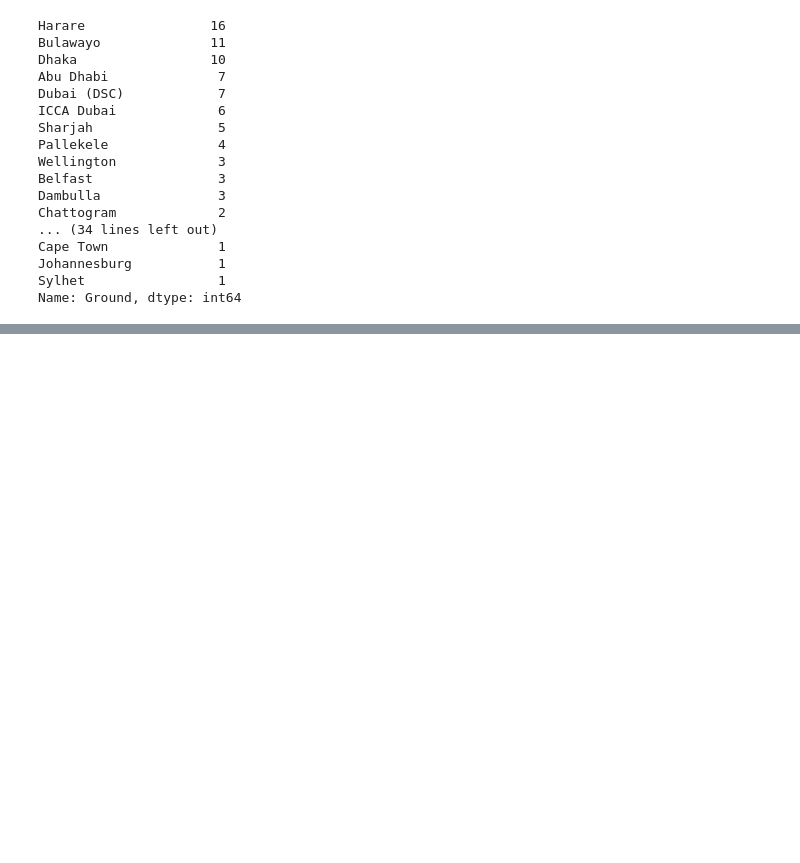
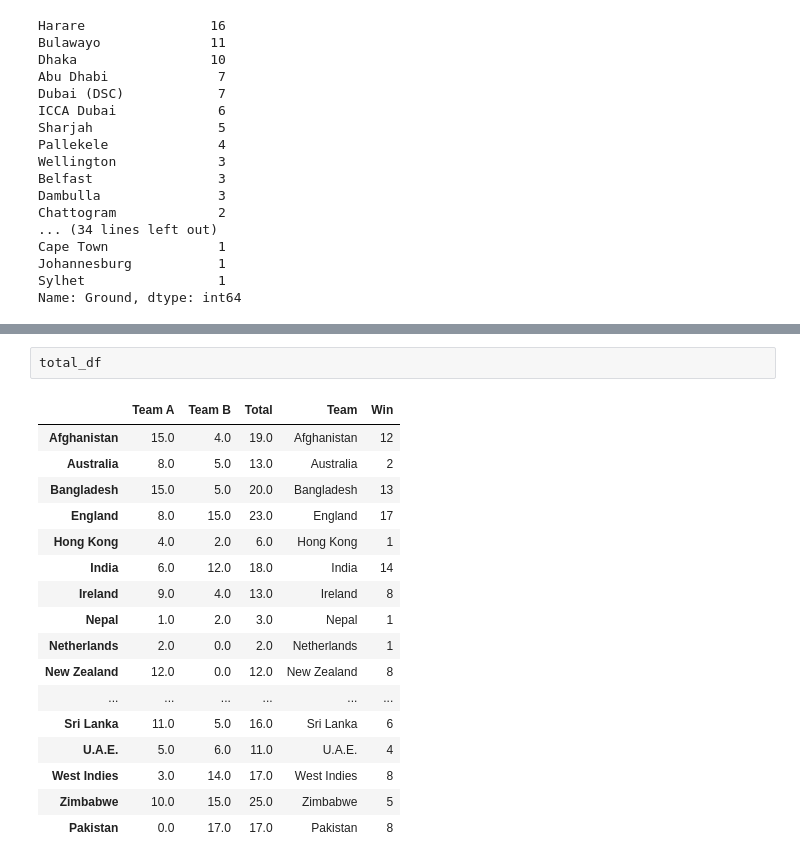
Before and after one commit to tonmoyazad/Data-Science, a Jupyter notebook: ODI analysis.ipynb, the cells around one changed output, grey strips where cells are left out. Saved outputs shown, nothing was run; the diff lists cells and outputs as text; blank space fills up the shorter version.

```diff
--- a/ODI analysis.ipynb
+++ b/ODI analysis.ipynb
@@ -280,0 +312,20 @@ df[(df["Ground"] =='Harare') & (df["Team 1"] =='Zimbabwe') |(df["Ground"] =='Har
+# %%
+total_df
+# %% [output]
+|  | Team A | Team B | Total | Team | Win |
+| Afghanistan | 15.0 | 4.0 | 19.0 | Afghanistan | 12 |
+| Australia | 8.0 | 5.0 | 13.0 | Australia | 2 |
+| Bangladesh | 15.0 | 5.0 | 20.0 | Bangladesh | 13 |
+| England | 8.0 | 15.0 | 23.0 | England | 17 |
+| Hong Kong | 4.0 | 2.0 | 6.0 | Hong Kong | 1 |
+| India | 6.0 | 12.0 | 18.0 | India | 14 |
+| Ireland | 9.0 | 4.0 | 13.0 | Ireland | 8 |
+| Nepal | 1.0 | 2.0 | 3.0 | Nepal | 1 |
+| Netherlands | 2.0 | 0.0 | 2.0 | Netherlands | 1 |
+| New Zealand | 12.0 | 0.0 | 12.0 | New Zealand | 8 |
+| ... | ... | ... | ... | ... | ... |
+| Sri Lanka | 11.0 | 5.0 | 16.0 | Sri Lanka | 6 |
+| U.A.E. | 5.0 | 6.0 | 11.0 | U.A.E. | 4 |
+| West Indies | 3.0 | 14.0 | 17.0 | West Indies | 8 |
+| Zimbabwe | 10.0 | 15.0 | 25.0 | Zimbabwe | 5 |
+| Pakistan | 0.0 | 17.0 | 17.0 | Pakistan | 8 |
```
Also changed, not shown: parts of 7 cells of this notebook, 3 other files.
